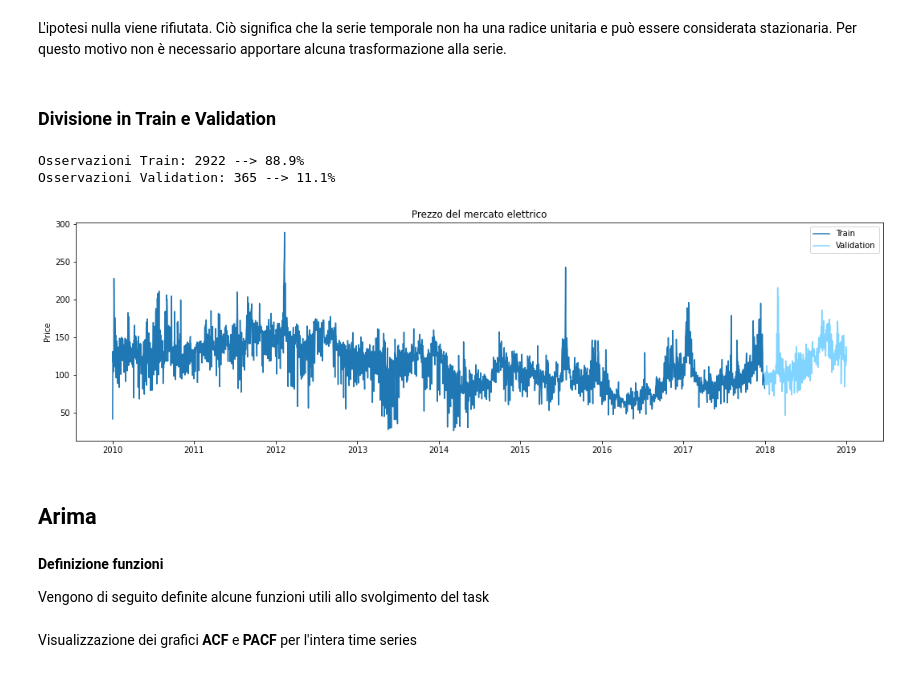
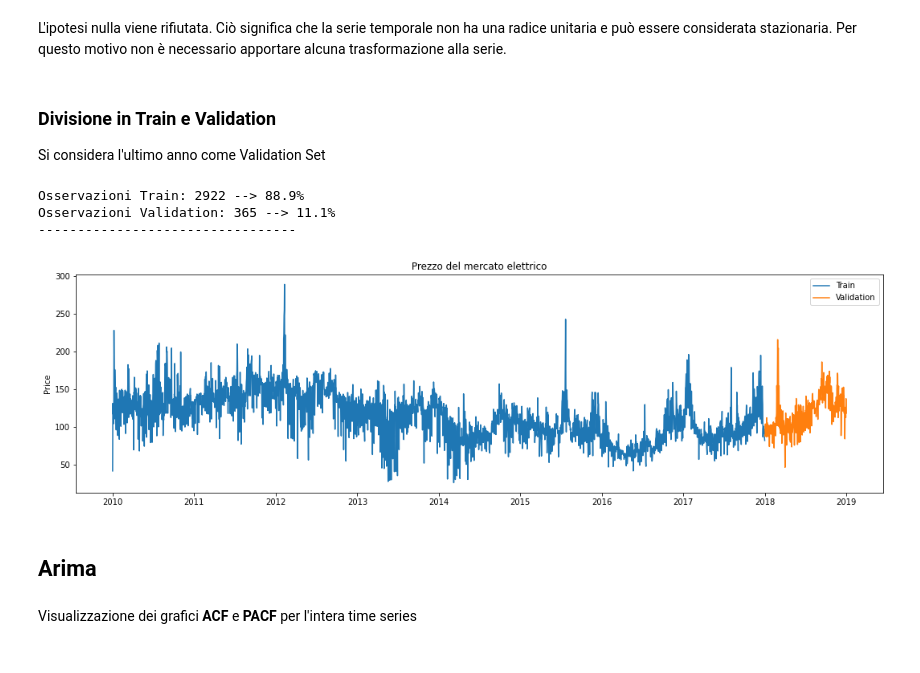
Before and after one commit to DarioCarolla/Time-Series-Analysis, a Jupyter notebook: SDMTAS_Project.ipynb, the cells around one changed output. Drawn from its saved outputs; the diff is of its cells as text; code cells hidden in the pictures.

```diff
--- a/SDMTAS_Project.ipynb
+++ b/SDMTAS_Project.ipynb
@@ -162,6 +372,7 @@ L'ipotesi nulla viene rifiutata
 L'ipotesi nulla viene rifiutata. Ciò significa che la serie temporale non ha una radice unitaria e può essere considerata stazionaria. Per questo motivo non è necessario apportare alcuna trasformazione alla serie.
 # %% [markdown]
 ### Divisione in Train e Validation
+Si considera l'ultimo anno come Validation Set
 # %%
 # Train fino al 31-12-2017
 train = df[df.index <= ('2017-12-31')]
@@ -170,24 +381,21 @@ val = df[df.index > ('2017-12-31')]
 # %%
 print("Osservazioni Train: " + str(len(train)) + ' --> ' + str(round(len(train)/len(df) * 100,2)) + '%' )
 print("Osservazioni Validation: " + str(len(val)) + ' --> ' + str(round(len(val)/len(df) * 100,2)) + '%' )
+
+print("---------------------------------")
+fig = plt.figure(figsize=(18,5))
+fig.show()
+ax = fig.add_subplot(111)
+plt.title('Prezzo del mercato elettrico')
+ax.plot(train, label='Train')
+ax.plot(val, label='Validation')
+plt.ylabel('Price')
+plt.legend()
+plt.show()
 # %% [output]
 Osservazioni Train: 2922 --> 88.9%
 Osservazioni Validation: 365 --> 11.1%
+---------------------------------
+[figure, added]
-# %%
-fig = plt.figure(figsize=(18,5))
-fig.show()
-ax = fig.add_subplot(111)
-plt.title('Prezzo del mercato elettrico')
-ax.plot(train, label='Train')
-ax.plot(val, color='#80d4ff', label='Validation')
-plt.ylabel('Price')
-plt.legend()
-plt.show()
-# %% [output]
-[figure, removed]
 # %% [markdown]
 ## Arima
-# %% [markdown]
-**Definizione funzioni**
-
-Vengono di seguito definite alcune funzioni utili allo svolgimento del task
```
Also changed, not shown: parts of 155 cells of this notebook.
